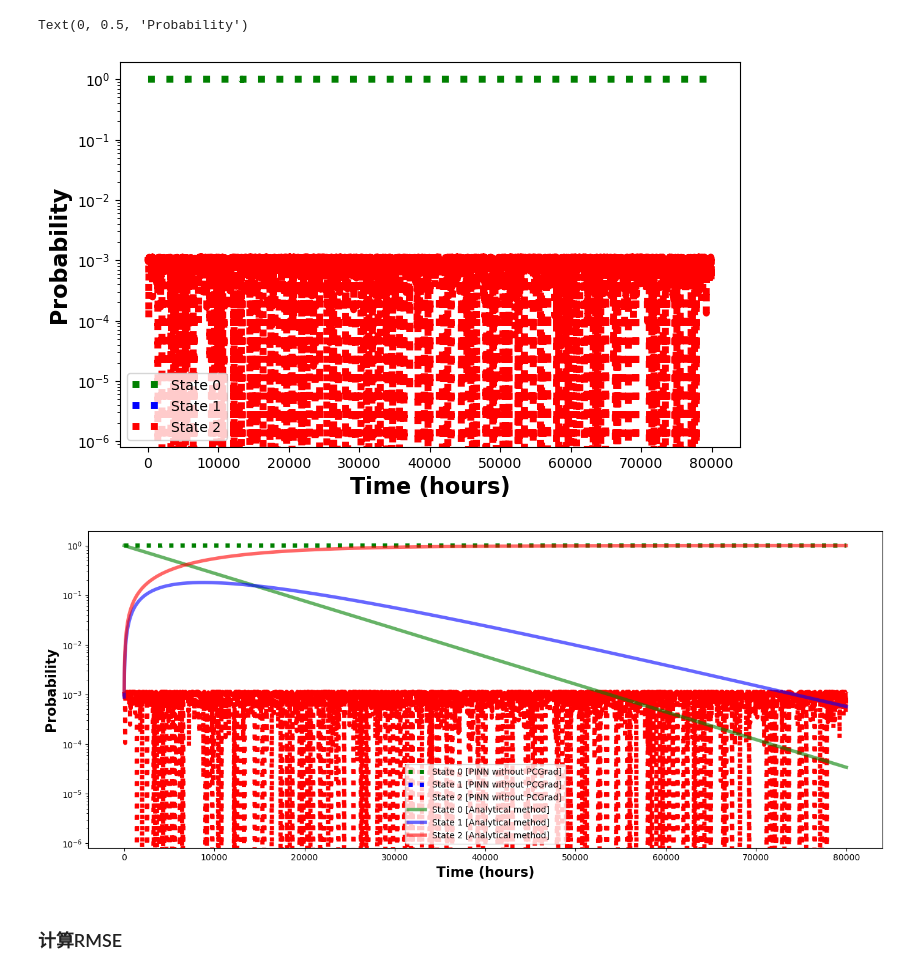
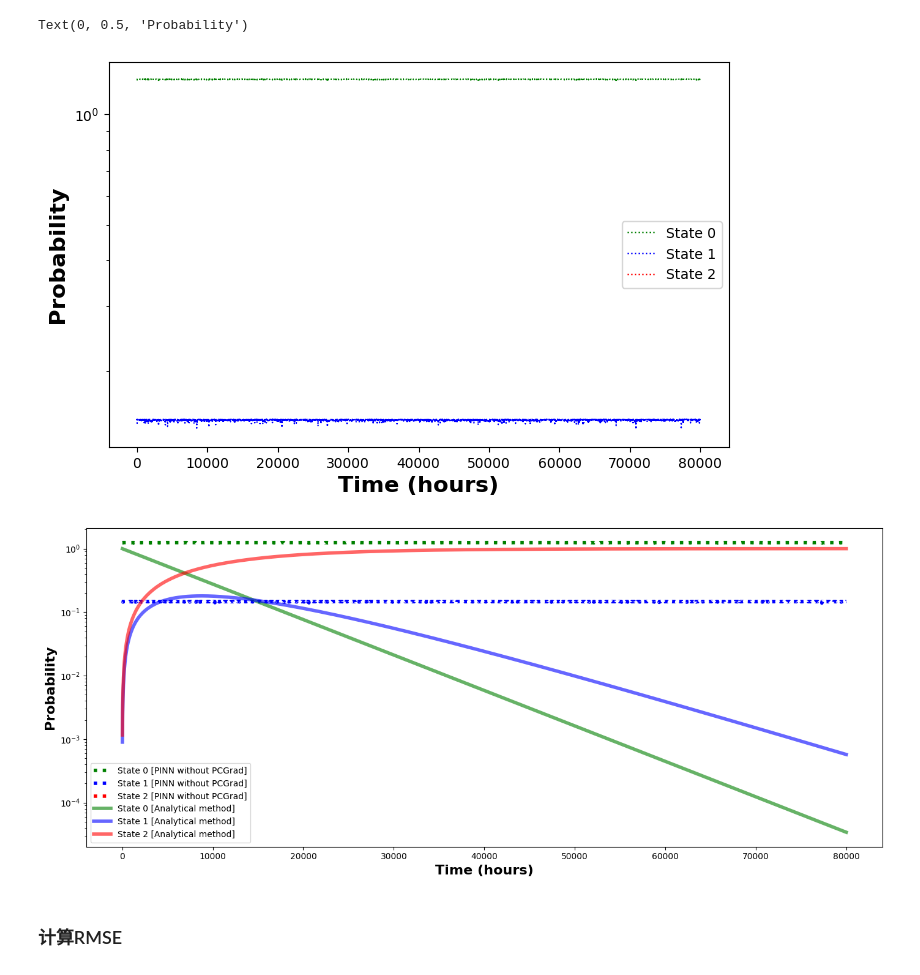
Before and after one commit to chenyuli12345/pinnsformer, a Jupyter notebook: demo/small_homogeneous_CTMC_f(MSS1)/active learning/formerAdam+LHS(2500).ipynb, the cells around one changed output. Drawn from its saved outputs; the diff is of its cells as text; code cells hidden in the pictures.

```diff
--- a/demo/small_homogeneous_CTMC_f(MSS1)/active learning/formerAdam+LHS(2500).ipynb
+++ b/demo/small_homogeneous_CTMC_f(MSS1)/active learning/formerAdam+LHS(2500).ipynb
@@ -233,7 +234,7 @@ class PhysicsInformedNN():
         # optimizers: using the same settings
         #创建优化器，括号内为要优化的参数，使用Adam优化方法
         self.optimizer_Adam = torch.optim.Adam(self.dnn.parameters(), eps = 1e-8)
-        self.optim = torch.optim.LBFGS(self.dnn.parameters(), line_search_fn='strong_wolfe') #使用LBFGS优化器，line_search_fn='strong_wolfe'表示使用强Wolfe线搜索方法
+        self.optimizer_LBFGS = torch.optim.LBFGS(self.dnn.parameters(), line_search_fn='strong_wolfe') #使用LBFGS优化器，line_search_fn='strong_wolfe'表示使用强Wolfe线搜索方法
 
 
         self.iter = 0 #记录迭代次数
@@ -302,7 +303,31 @@ class PhysicsInformedNN():
 
 
 
-    def train(self, nIter):
+    def loss_func(self):
+        self.optimizer_LBFGS.zero_grad() #清除之前计算的梯度（在PyTorch中，梯度会累积，所以在每次新的优化迭代之前，我们需要清除之前的梯度）
+
+        u_pred = self.net_u(self.X_u) #(点的数量，序列长度，1) 输出为(点的数量，序列长度，3)
+        u_pred = u_pred[:,0:1] #(点的数量，序列长度，3)变为(点的数量，1，3)
+        u_pred = u_pred.reshape(-1,3) #(点的数量，1，3)变为(点的数量，3)
+
+        loss_u = torch.mean((self.u - u_pred) ** 2) #计算初值的损失函数
+        loss_f = self.net_f(self.X_f) #计算残差的损失函数
+
+
+        loss = loss_u + loss_f
+
+        loss.backward() #被调用以计算损失函数关于神经网络参数的梯度。这个梯度将被用于优化器来更新神经网络参数
+        # self.iter += 1 #每调用一次损失函数，迭代次数加1
+
+        #record the loss value
+        self.loss_value.append(loss) #将计算得到的loss值添加到self.loss_value列表中
+
+
+        return loss
+
+
+
+    def train(self, nIter, nIterLBFGS): #nIter是使用Adam优化器的迭代次数，nIterLBFGS是使用LBFGS优化器的迭代次数
 
 
         #使用Adam优化器优化nIter次
@@ -343,6 +368,10 @@ class PhysicsInformedNN():
             # self.test_error_mae.append(mae)
             # self.test_error_mse.append(mse)
 
+        for i in tqdm(range(nIterLBFGS), desc='LBFGS'):
+            self.dnn.train() #将神经网络设置为训练模式而不是评估模式
+            self.optimizer_LBFGS.step(self.loss_func) #使用之前的优化器self.optimizer，调用step方法(执行一步优化算法)，传入损失函数self.loss_func，进行优化
+
 
 
 
@@ -462,16 +491,17 @@ for seed in seeds:
     set_seed(seed) #设置随机数种子
 
     X_f = lb + (ub - lb) * lhs(1, N_f) #生成N_f个随机点
-    nIter = 20000 #设置迭代次数为10000
+    nIter = 0 #设置迭代次数为10000
+    nIterLBFGS = 500 #设置LBFGS迭代次数为1000
 
     #创建PINN模型并输入各种参数
     model = PhysicsInformedNN(X_u, u, X_f, lb, ub)
-    model.dnn.apply(model.init_weights) #初始化模型中线性层的权重和偏置
+
 
     #获取当前时间并赋值给start_time
     start_time = time.time()
     #开始训练模型
-    model.train(nIter)
+    model.train(nIter, nIterLBFGS) #调用模型的train方法，传入迭代次数nIter和nIterLBFGS
     #训练结束后获取当前时间并减去start_time，得到训练时间并赋值给elapsed
     elapsed = time.time() - start_time
     #打印训练所花时间
@@ -791,11 +776,11 @@ plt.show()
 # %%
 plt.figure(figsize=(8, 5)) #设置图形尺寸为8*5
 
-sns.lineplot(x = x_star.flatten(), y = y_pred[:, 0], label = 'State 0', linewidth = 5, color = 'green', linestyle='dotted')
+sns.lineplot(x = x_star.flatten(), y = y_pred[:, 0], label = 'State 0', linewidth = 1, color = 'green', linestyle='dotted')
 #绘制第一条折线图，横坐标为x_star，代表不同的时刻，纵坐标为exact_solution_Laplace数据的第一列，设置这条线的标签为State 0，线宽为5，颜色为绿色，线型为点线
-sns.lineplot(x = x_star.flatten(), y = y_pred[:, 1], label = 'State 1', linewidth = 5, color = 'blue', linestyle='dotted')
+sns.lineplot(x = x_star.flatten(), y = y_pred[:, 1], label = 'State 1', linewidth = 1, color = 'blue', linestyle='dotted')
 #绘制第二条折线图，横坐标为x_star，代表不同的时刻，纵坐标为exact_solution_Laplace数据的第二列，设置这条线的标签为State 1，线宽为5，颜色为蓝色，线型为点线
-sns.lineplot(x = x_star.flatten(), y = y_pred[:, 2], label = 'State 2', linewidth = 5, color = 'red', linestyle='dotted')
+sns.lineplot(x = x_star.flatten(), y = y_pred[:, 2], label = 'State 2', linewidth = 1, color = 'red', linestyle='dotted')
 #绘制第三条折线图，横坐标为x_star，代表不同的时刻，纵坐标为exact_solution_Laplace数据的第三列，设置这条线的标签为State 2，线宽为5，颜色为红色，线型为点线
 
 plt.yscale('log') #设置y轴的刻度为对数刻度
@@ -803,36 +788,36 @@ plt.xlabel("Time (hours)", fontdict=dict(weight='bold'), fontsize=16) #设置x
 plt.ylabel("Probability", fontdict=dict(weight='bold'), fontsize=16) #设置y轴标签为Probability，字体加粗，字体大小为16
 # %% [output]
 Text(0, 0.5, 'Probability')
-[figure, old version]
+[figure, new version]
 # %%
 # 创建一个子图
 f, ax = plt.subplots(1, 1, figsize=(14, 6))
 
 # 绘制 PINN without PCGrad 方法的预测结果
-sns.lineplot(x=x_star.flatten(), y=y_pred[:, 0], label='State 0 [PINN without PCGrad]', linewidth=5, color='green', linestyle='dotted', ax=ax)
-sns.lineplot(x=x_star.flatten(), y=y_pred[:, 1], label='State 1 [PINN without PCGrad]', linewidth=5, color='blue', linestyle='dotted', ax=ax)
-sns.lineplot(x=x_star.flatten(), y=y_pred[:, 2], label='State 2 [PINN without PCGrad]', linewidth=5, color='red', linestyle='dotted', ax=ax)
+sns.lineplot(x=x_star.flatten(), y=y_pred[:, 0], label='State 0 [PINN without PCGrad]', linewidth=4, color='green', linestyle='dotted', ax=ax)
+sns.lineplot(x=x_star.flatten(), y=y_pred[:, 1], label='State 1 [PINN without PCGrad]', linewidth=4, color='blue', linestyle='dotted', ax=ax)
+sns.lineplot(x=x_star.flatten(), y=y_pred[:, 2], label='State 2 [PINN without PCGrad]', linewidth=4, color='red', linestyle='dotted', ax=ax)
 
 # 绘制 Runge-Kutta 方法的结果
 sns.lineplot(x=x_star.flatten(), y=eigenvector_solution_df['state_0'], label='State 0 [Analytical method]', color='green', alpha=0.6, dashes=True, linewidth=4, ax=ax)
 sns.lineplot(x=x_star.flatten(), y=eigenvector_solution_df['state_1'], label='State 1 [Analytical method]', color='blue', alpha=0.6, dashes=True, linewidth=4, ax=ax)
 sns.lineplot(x=x_star.flatten(), y=eigenvector_solution_df['state_2'], label='State 2 [Analytical method]', color='red', alpha=0.6, dashes=True, linewidth=4, ax=ax)
 
 
 # 设置 y 轴为对数刻度
 ax.set_yscale("log")
 # ax.set_ylim([1e-9, 2])
 ax.set_xlabel("Time (hours)", fontdict=dict(weight='bold'), fontsize=16)
 ax.set_ylabel("Probability", fontdict=dict(weight='bold'), fontsize=16)
 
 # 自动调整子图参数
 plt.tight_layout()
 
 
 # 显示图形
 plt.show()
 # %% [output]
-[figure, old version]
+[figure, new version]
 # %% [markdown]
 ### 计算RMSE
 # %%
```
Also changed, not shown: parts of 13 cells of this notebook.
